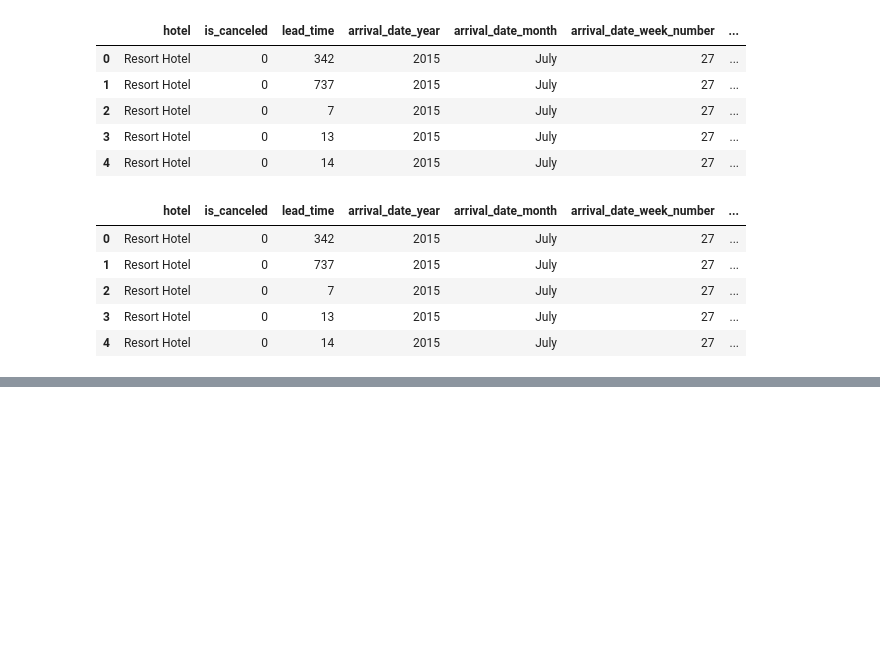
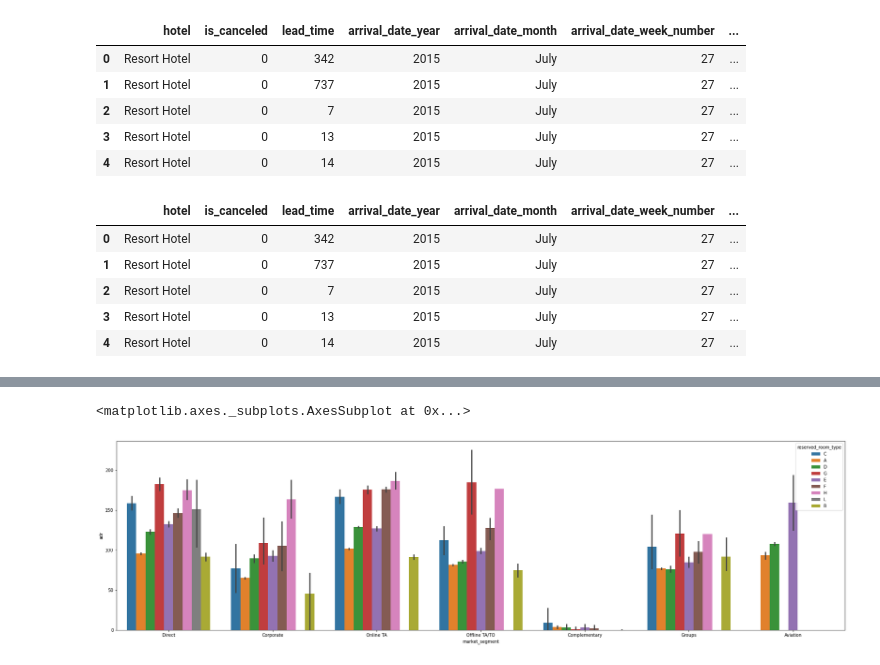
Before and after one commit to Aboubacar2012/Data_Analysis_Project, a Jupyter notebook: Hotel_Booking_Data_Analysis.ipynb, the cells around one changed output, grey strips where cells are left out. Cells and saved outputs as stored; diff of their text form; code cells hidden in the pictures; blank space fills up the shorter version.

```diff
--- a/Hotel_Booking_Data_Analysis.ipynb
+++ b/Hotel_Booking_Data_Analysis.ipynb
@@ -711,0 +790,6 @@ KeyError: ignored
+# %%
+plt.figure(figsize=(30,8))
+sns.barplot(x='market_segment', y='adr', hue='reserved_room_type', data=clean_data)
+# %% [output]
+<matplotlib.axes._subplots.AxesSubplot at 0x...>
+[figure, added]
```
Also changed, not shown: parts of 26 cells of this notebook.
